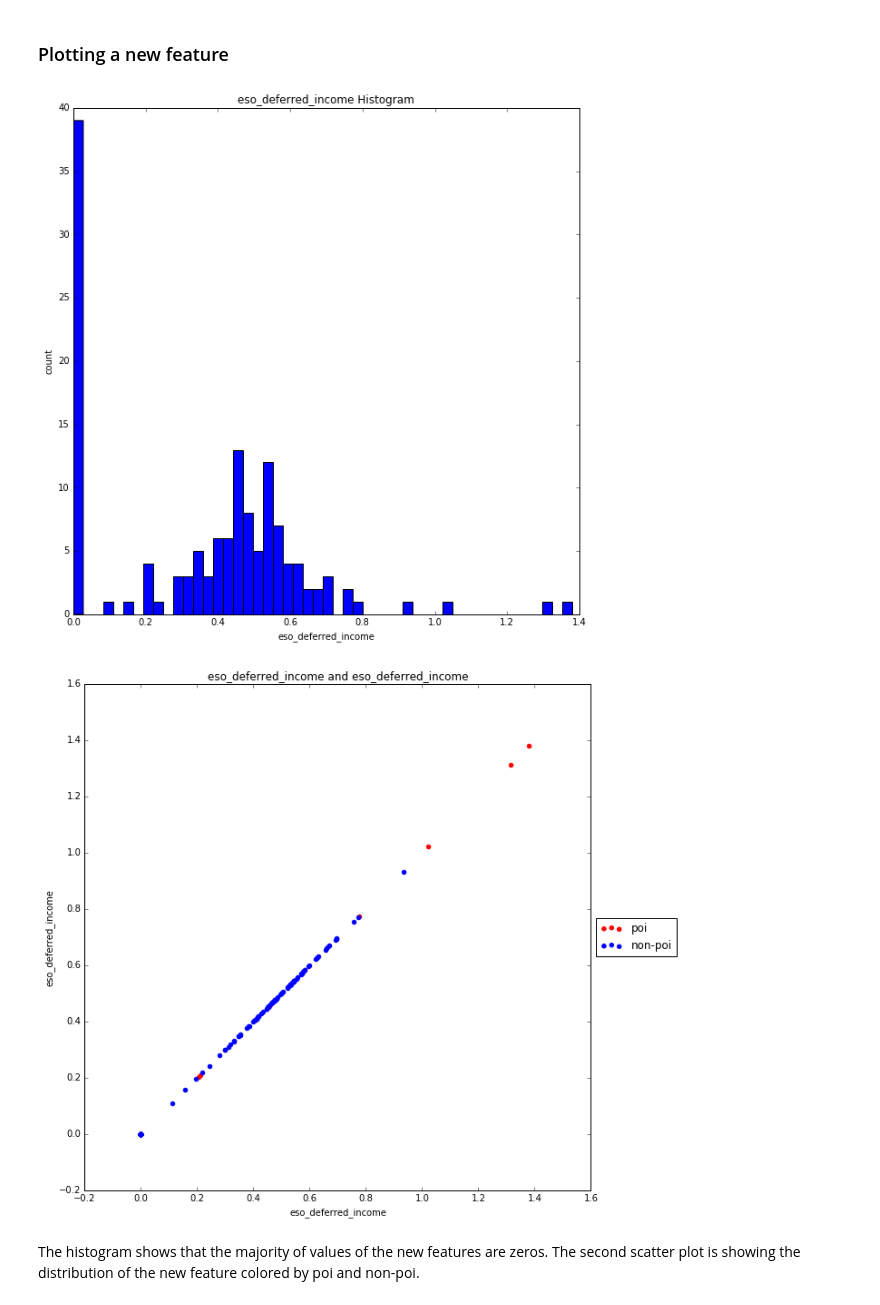
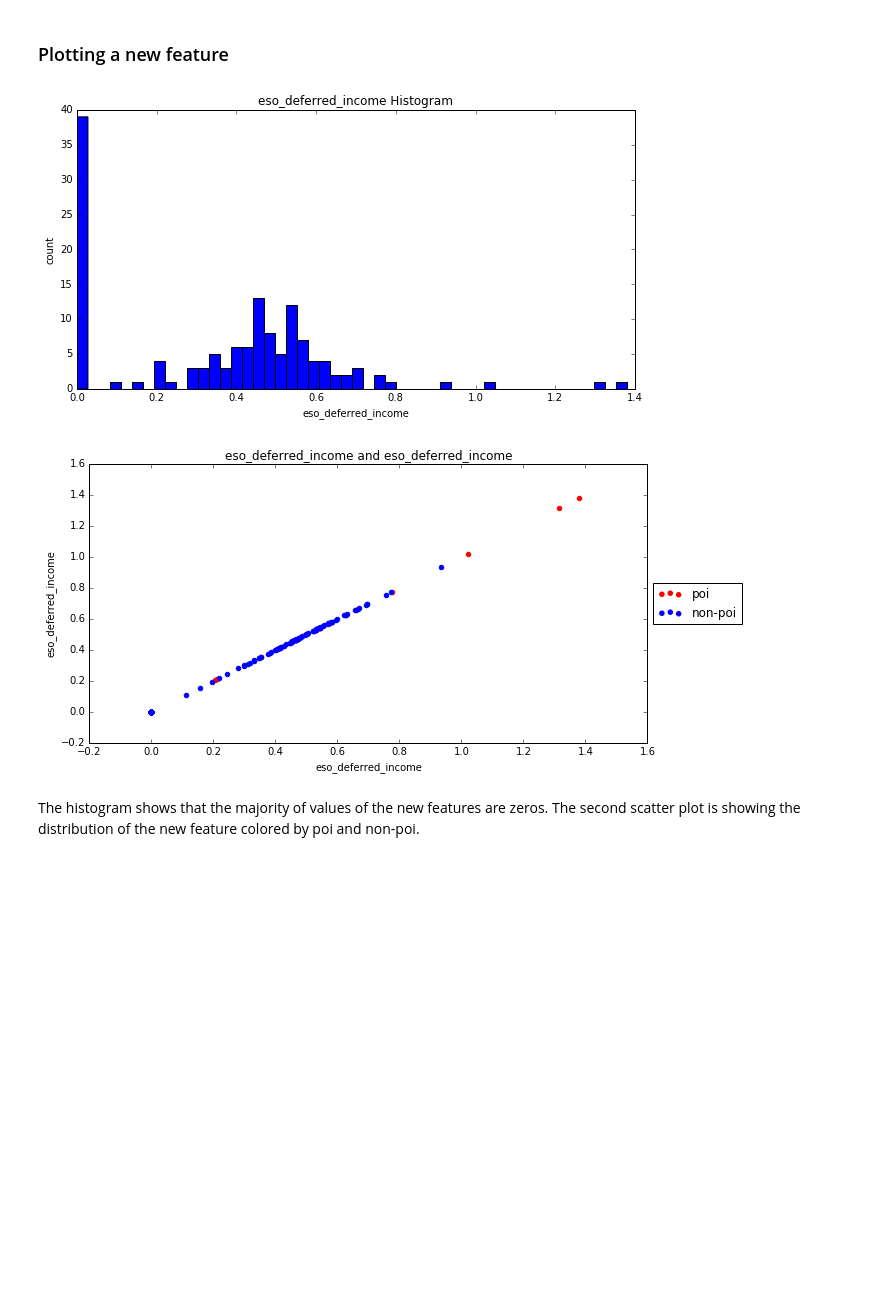
Before and after one commit to wonjunee/enron-identify-fraud, a Jupyter notebook: final_project/final_project_v2.ipynb, the cells around one changed output. Saved outputs shown, nothing was run; the diff lists cells and outputs as text; code cells hidden in the pictures; blank space fills up the shorter version.

```diff
--- a/final_project/final_project_v2.ipynb
+++ b/final_project/final_project_v2.ipynb
@@ -1474,17 +1474,17 @@ Then I scaled the new feature to 0 to 1.
 ### Plotting a new feature
 # %%
 ### Draw eso_expenses histogram
-plt.rcParams["figure.figsize"] = (10,10)
+plt.rcParams["figure.figsize"] = (10,5)
 plt.hist(data[:,features_list.index("eso_deferred_income")], bins=50)
 plt.xlabel("eso_deferred_income")
 plt.ylabel("count")
 plt.title("eso_deferred_income Histogram")
 plt.show()
 
 ### Scatter plot between bonus and total_stock_value
 scatter_plotting("eso_deferred_income","eso_deferred_income")
 # %% [output]
-[figure, old version]
+[figure, new version]
-[figure, old version]
+[figure, new version]
 # %% [markdown]
 The histogram shows that the majority of values of the new features are zeros. The second scatter plot is showing the distribution of the new feature colored by poi and non-poi.
```
Also changed, not shown: parts of 45 cells of this notebook.
